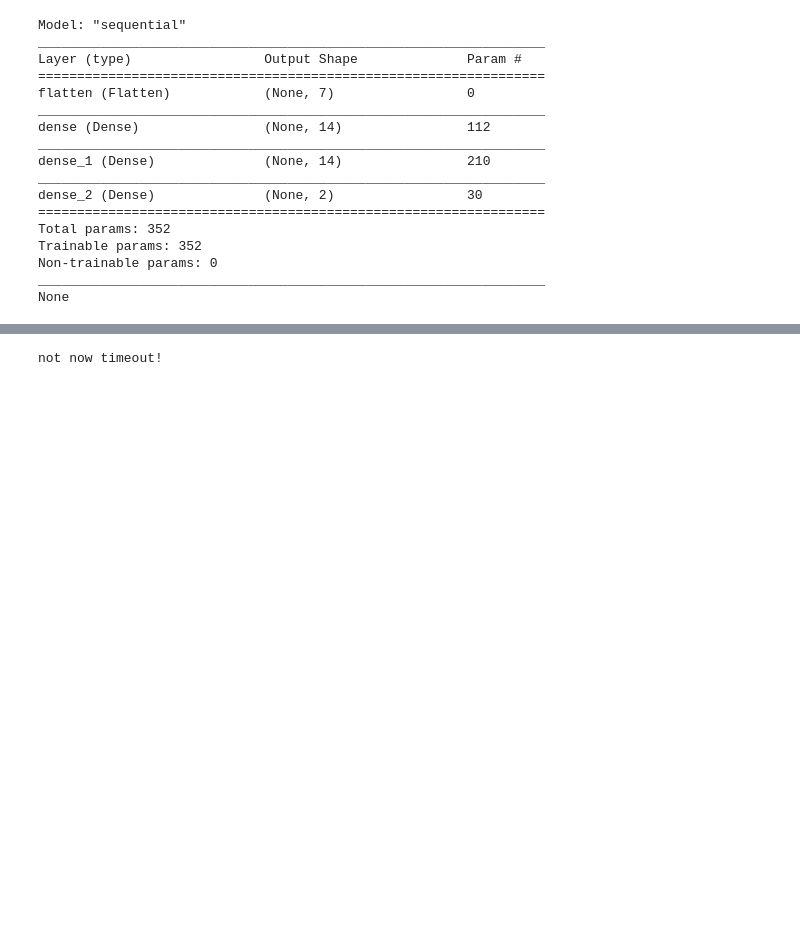
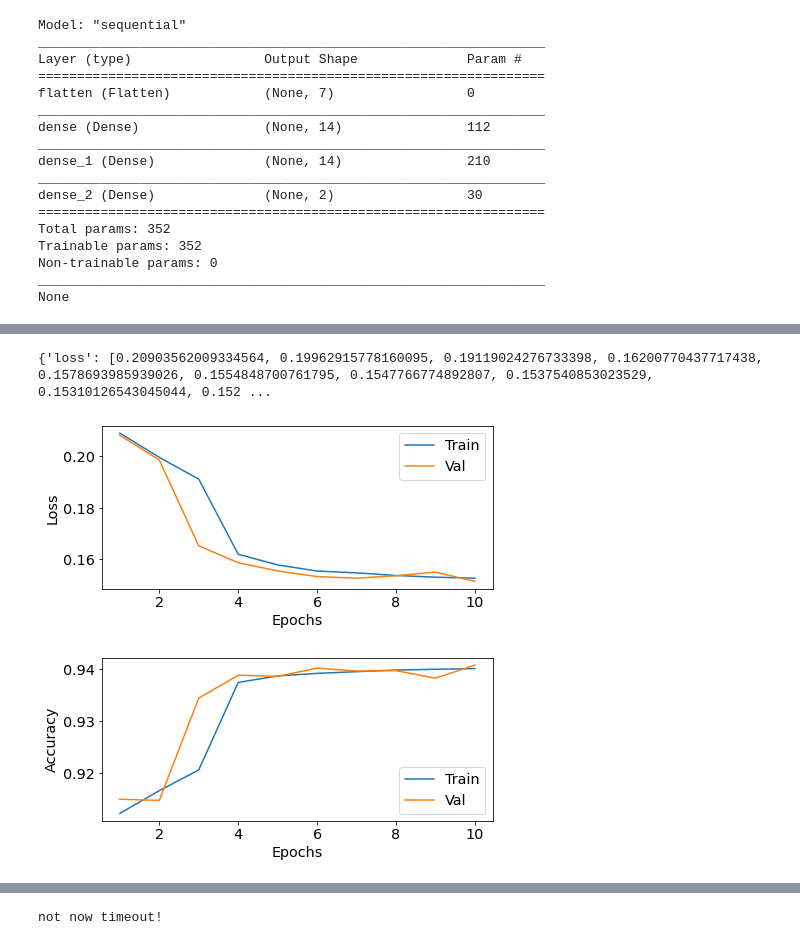
Before and after one commit to nkinnaird/MangroveClassification, a Jupyter notebook: code/fitWithBasicNN.ipynb, the cells around one changed output, grey strips where cells are left out. Cells and saved outputs as stored; diff of their text form; code cells hidden in the pictures; blank space fills up the shorter version.

```diff
--- a/code/fitWithBasicNN.ipynb
+++ b/code/fitWithBasicNN.ipynb
@@ -147,3 +145,45 @@ Epoch 3/3
+# %%
+# for plotting of model fit convergence
+if 0:
+    print(history.history)
+
+    import matplotlib.pyplot as plt
+
+    # could make some plots of the metrics/convergance - f1 would be a better plotting score but just go with accuracy since it's easier
+    fig, ax = plt.subplots(figsize=(7,3))
+
+    loss = history.history['loss']
+    val_loss = history.history['val_loss']
+
+    epochs = range(1,len(loss)+1)
+
+    ax.plot(epochs, loss, label='Train')
+    ax.plot(epochs, val_loss, label='Val')
+
+    plt.ylabel("Loss")
+    plt.xlabel("Epochs")
+    ax.legend();
+
+    plt.savefig("SavedPlots/BasicNN_Convergence_Loss.png", bbox_inches='tight')
+
+
+    fig, ax = plt.subplots(figsize=(7,3))
+
+    acc = history.history['accuracy']
+    val_acc = history.history['val_accuracy']
+
+    ax.plot(epochs, acc, label='Train')
+    ax.plot(epochs, val_acc, label='Val')
+
+    plt.ylabel("Accuracy")
+    plt.xlabel("Epochs")
+    ax.legend();
+
+    plt.savefig("SavedPlots/BasicNN_Convergence_Accuracy.png", bbox_inches='tight')
+# %% [output]
+{'loss': [0.20903562009334564, 0.19962915778160095, 0.19119024276733398, 0.16200770437717438, 0.1578693985939026, 0.1554848700761795, 0.1547766774892807, 0.1537540853023529, 0.15310126543045044, 0.152 ...
+[figure, added]
+[figure, added]
 # %%
 # Predict for test data
 yTest_pred_prob = model.predict(xTest)
```
Also changed, not shown: parts of 6 cells of this notebook, 3 other files.
